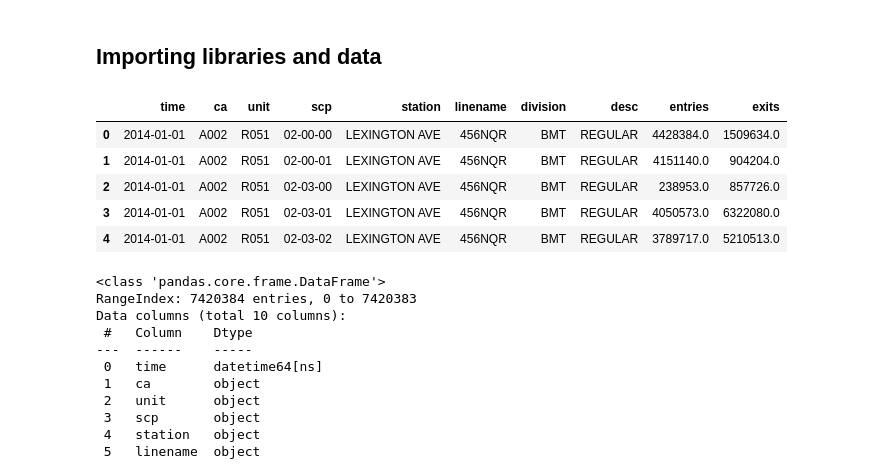
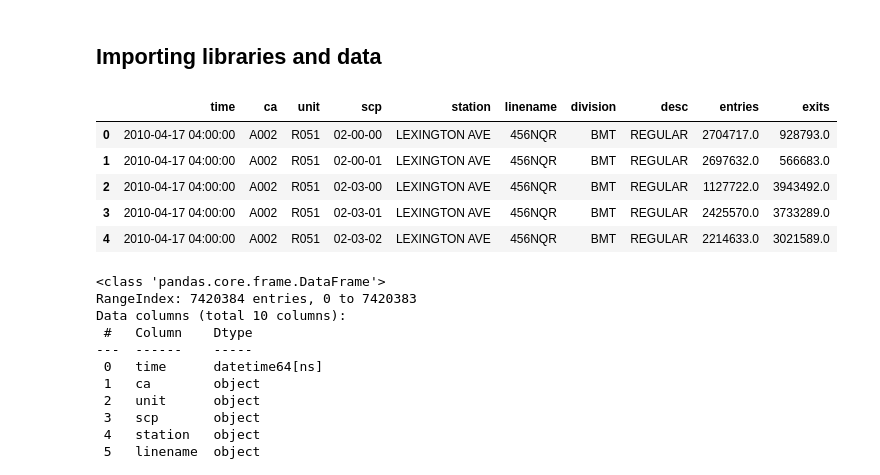
Before and after one commit to vtoliveira/nyc-metro-forecast, a Jupyter notebook: notebooks/00-exploratory-data-analysis.ipynb, the cells around one changed output. Drawn from its saved outputs; the diff is of its cells as text; code cells hidden in the pictures.

```diff
--- a/notebooks/00-exploratory-data-analysis.ipynb
+++ b/notebooks/00-exploratory-data-analysis.ipynb
@@ -29,15 +29,15 @@ conn = psycopg2.connect(user=os.getenv("DB_USER"),
                         port="5432",
                         database="nyc-metro")
 # %%
-df = pd.read_csv('../data/raw/2014.csv.gz', engine='c', parse_dates=['time'])
+df = pd.read_csv('../data/raw/2010.csv.gz', engine='c', parse_dates=['time'])
 df.head(5)
 # %% [output]
 |  | time | ca | unit | scp | station | linename | division | desc | entries | exits |
-| 0 | 2014-01-01 | A002 | R051 | 02-00-00 | LEXINGTON AVE | 456NQR | BMT | REGULAR | 4428384.0 | 1509634.0 |
-| 1 | 2014-01-01 | A002 | R051 | 02-00-01 | LEXINGTON AVE | 456NQR | BMT | REGULAR | 4151140.0 | 904204.0 |
-| 2 | 2014-01-01 | A002 | R051 | 02-03-00 | LEXINGTON AVE | 456NQR | BMT | REGULAR | 238953.0 | 857726.0 |
-| 3 | 2014-01-01 | A002 | R051 | 02-03-01 | LEXINGTON AVE | 456NQR | BMT | REGULAR | 4050573.0 | 6322080.0 |
-| 4 | 2014-01-01 | A002 | R051 | 02-03-02 | LEXINGTON AVE | 456NQR | BMT | REGULAR | 3789717.0 | 5210513.0 |
+| 0 | 2010-04-17 04:00:00 | A002 | R051 | 02-00-00 | LEXINGTON AVE | 456NQR | BMT | REGULAR | 2704717.0 | 928793.0 |
+| 1 | 2010-04-17 04:00:00 | A002 | R051 | 02-00-01 | LEXINGTON AVE | 456NQR | BMT | REGULAR | 2697632.0 | 566683.0 |
+| 2 | 2010-04-17 04:00:00 | A002 | R051 | 02-03-00 | LEXINGTON AVE | 456NQR | BMT | REGULAR | 1127722.0 | 3943492.0 |
+| 3 | 2010-04-17 04:00:00 | A002 | R051 | 02-03-01 | LEXINGTON AVE | 456NQR | BMT | REGULAR | 2425570.0 | 3733289.0 |
+| 4 | 2010-04-17 04:00:00 | A002 | R051 | 02-03-02 | LEXINGTON AVE | 456NQR | BMT | REGULAR | 2214633.0 | 3021589.0 |
 # %%
 df.info()
 # %% [output]
```
Also changed, not shown: parts of 26 cells of this notebook, 4 other files.
